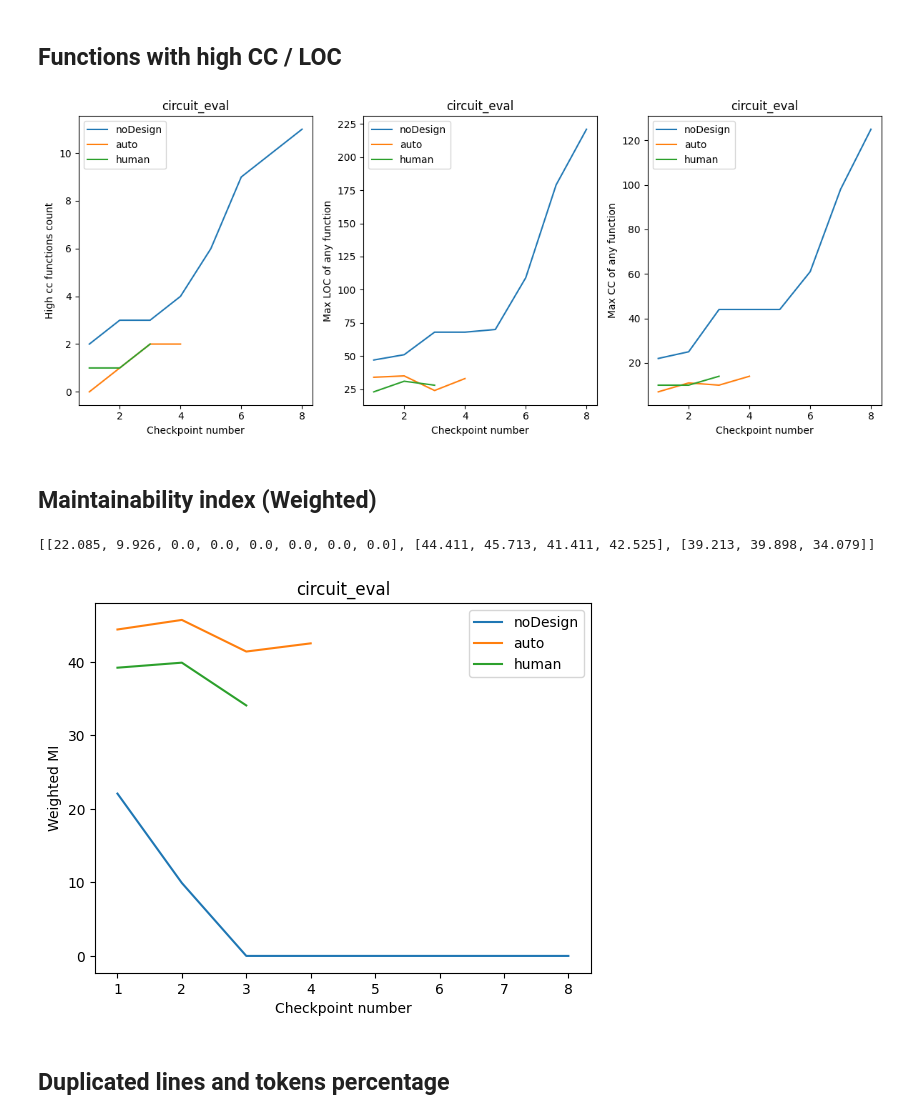
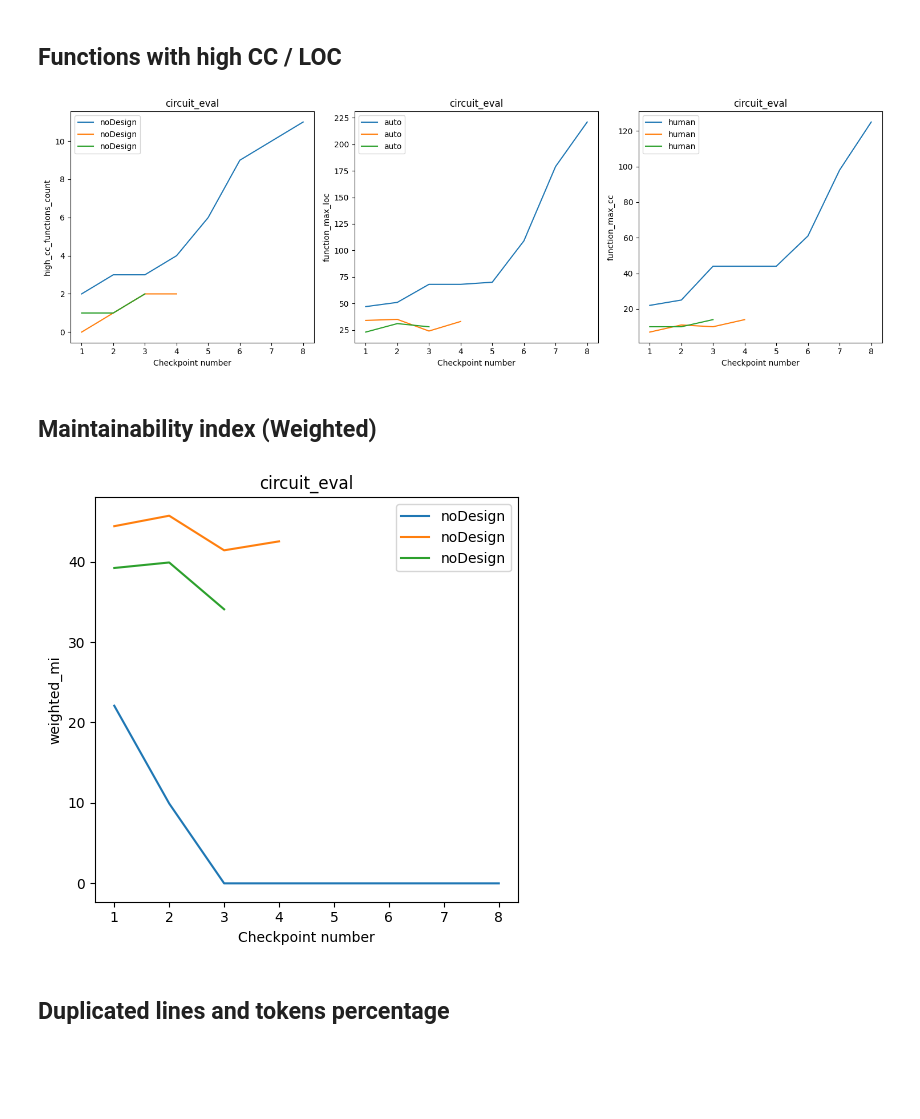
Before and after one commit to BernardMoy/Modular-SWE, a Jupyter notebook: evaluation.ipynb, the cells around one changed output. Cells and saved outputs as stored; diff of their text form; code cells hidden in the pictures; blank space fills up the shorter version.

```diff
--- a/evaluation.ipynb
+++ b/evaluation.ipynb
@@ -363,67 +352,15 @@ plt.show()
 # %% [markdown]
 ## Functions with high CC / LOC
 # %%
-high_cc = [[x["high_cc_functions_count"] for x in entry] for entry in metrics]
-function_max_loc = [[x["function_max_loc"] for x in entry] for entry in metrics]
-function_max_cc = [[x["function_max_cc"] for x in entry] for entry in metrics]
-
-from matplotlib import pyplot as plt
-
-fig, (ax1, ax2, ax3) = plt.subplots(1, 3, figsize=(12, 5))
-
-for i, entry in enumerate(high_cc):
-    x = range(1, len(entry) + 1)
-    y = entry
-    ax1.plot(x, y, label=MODES[i])
-ax1.set_xlabel("Checkpoint number")
-ax1.set_ylabel("High cc functions count")
-ax1.set_title(PROBLEM)
-ax1.legend()
-
-for i, entry in enumerate(function_max_loc):
-    x = range(1, len(entry) + 1)
-    y = entry
-    ax2.plot(x, y, label=MODES[i])
-ax2.set_xlabel("Checkpoint number")
-ax2.set_ylabel("Max LOC of any function")
-ax2.set_title(PROBLEM)
-ax2.legend()
-
-for i, entry in enumerate(function_max_cc):
-    x = range(1, len(entry) + 1)
-    y = entry
-    ax3.plot(x, y, label=MODES[i])
-ax3.set_xlabel("Checkpoint number")
-ax3.set_ylabel("Max CC of any function")
-ax3.set_title(PROBLEM)
-ax3.legend()
-
-plt.tight_layout()
-plt.show()
+plot(metrics, ["high_cc_functions_count", "function_max_loc", "function_max_cc"])
 # %% [output]
-[figure, old version]
+[figure, new version]
 # %% [markdown]
 ## Maintainability index (Weighted)
 # %%
-mi = [[x["weighted_mi"] for x in entry] for entry in metrics]
-print(mi)
-
-from matplotlib import pyplot as plt
-
-for i, entry in enumerate(mi):
-    x = range(1, len(entry)+1)  # make the x axis 1 indexed
-    y = entry
-    plt.plot(x, y, label=MODES[i]) # the label is the workflow mode of the same index
-plt.xlabel("Checkpoint number")
-plt.ylabel("Weighted MI")
-plt.gca().xaxis.set_major_locator(MaxNLocator(integer=True))
-plt.title(PROBLEM)
-
-plt.legend()
-plt.show()
+plot(metrics, ["weighted_mi"])
 # %% [output]
-[[22.085, 9.926, 0.0, 0.0, 0.0, 0.0, 0.0, 0.0], [44.411, 45.713, 41.411, 42.525], [39.213, 39.898, 34.079]]
-[figure, old version]
+[figure, new version]
 # %% [markdown]
 ## Duplicated lines and tokens percentage
 # %%
```
Also changed, not shown: parts of 7 cells of this notebook.
